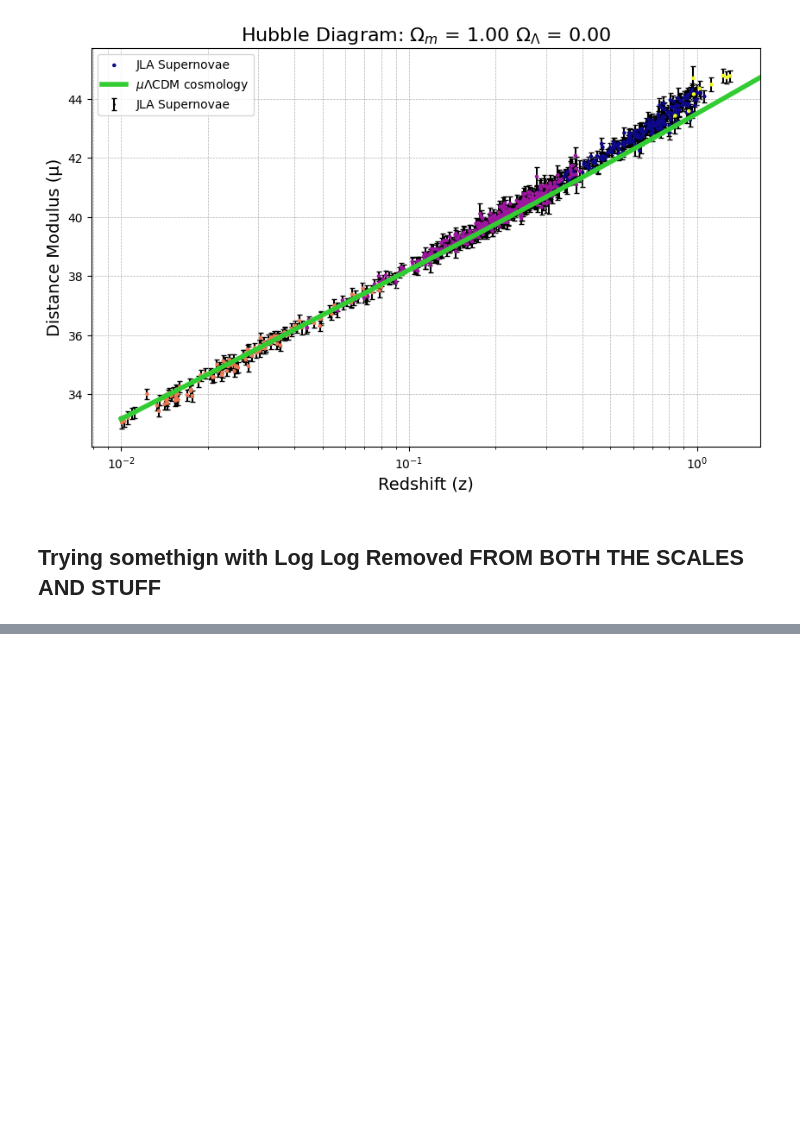
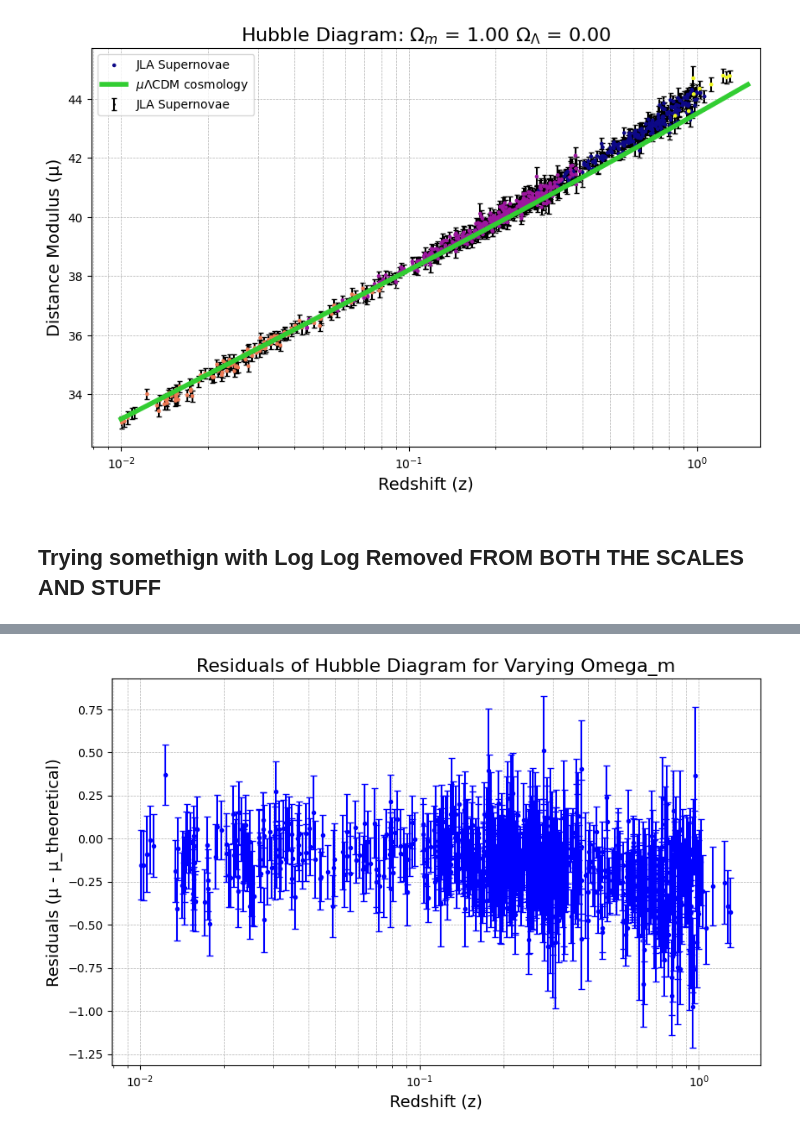
Before and after one commit to chernya4/astr_prac, a Jupyter notebook: SDSS_practice.ipynb, the cells around one changed output, grey strips where cells are left out. Cells and saved outputs as stored; diff of their text form; code cells hidden in the pictures; blank space fills up the shorter version.

```diff
--- a/SDSS_practice.ipynb
+++ b/SDSS_practice.ipynb
@@ -609,0 +514,90 @@ ValueError: fp and xp are not of the same length.
+# %%
+import numpy as np
+import matplotlib.pyplot as plt
+from matplotlib.animation import FuncAnimation
+from scipy.integrate import quad
+
+# Constants
+c = 3e5  # Speed of light in km/s
+H_o = 70  # Hubble constant in km/s/Mpc
+
+# Example values for Omega_m and Omega_Lambda
+Omega_m_values = np.linspace(0.01, 1, 100)
+Omega_Lambda_values = 1 - Omega_m_values
+
+# Calculate distance modulus
+mu = mb - MB + alpha * x1 - beta * color
+
+
+# Redshift values
+zcmb = data['zcmb']
+
+# uncertainties and covariances given in jla_lcparams.txt
+dm_b = data['dmb']          # Uncertainty in m_B*
+dx1 = data['dx1']           # Uncertainty in x1
+dcolor = data['dcolor']     # Uncertainty in color
+cov_m_s = data['cov_m_s']   # Covariance between m_B* and x1
+cov_m_c = data['cov_m_c']   # Covariance between m_B* and color
+cov_s_c = data['cov_s_c']   # Covariance between x1 and color
+
+# Calculate uncertainty in distance modulus
+sigma_mu = np.sqrt(
+    dm_b**2 +
+    (alpha * dx1)**2 +
+    (beta * dcolor)**2 +
+    2 * alpha * cov_m_s +
+    2 * beta * cov_m_c +
+    2 * alpha * beta * cov_s_c
+)
+
+# Function to calculate luminosity distance
+def integrand(z_prime, Omega_m):
+    return 1.0 / np.sqrt(Omega_m * (1 + z_prime)**3 + 1 - Omega_m)
+
+def luminosity_distance(z, Omega_m):
+    integral, _ = quad(integrand, 0, z, args=(Omega_m,))
+    d_L = (c / H_o) * (1 + z) * integral
+    return d_L
+
+
+# Create figure and axis
+fig, ax = plt.subplots(figsize=(10, 6))
+ax.set_xlabel('Redshift (z)', fontsize=14)
+ax.set_ylabel('Residuals (μ - μ_theoretical)', fontsize=14)
+ax.set_title('Residuals of Hubble Diagram for Varying Omega_m', fontsize=16)
+ax.grid(True, which="both", linestyle="--", linewidth=0.5)
+ax.set_xscale('log')
+
+# Scatter plot with error bars
+errorbars = ax.errorbar(zcmb, mu-mu_theoretical, yerr=sigma_mu, fmt='o', color='blue', capsize=3, capthick=1, markersize=3)
+
+# Initialization function
+def init():
+    errorbars.set_offsets(np.c_[zcmb, mu])
+    return errorbars,
+
+# Animation function
+def animate(i):
+    Omega_m = Omega_m_values[i]
+
+    # Recalculate theoretical distance modulus
+    d_L_real_res_vals = np.array([luminosity_distance(z, Omega_m) for z in zcmb])
+    mu_theoretical = 5 * np.log10(d_L_real_res_vals * 1e6 / 10)  # H_o is in km/s/Mpc, d_L must convert to pc via 1e6
+
+    # Calculate residuals
+    residuals = mu - mu_theoretical
+
+    # Update scatter plot data
+    errorbars.set_offsets(np.c_[zcmb, residuals])
+
+    ax.set_title(f'Residuals of Hubble Diagram: $\Omega_m$ = {Omega_m:.2f}', fontsize=16)
+    return scatter, errorbars
+
+# Create animation
+ani = FuncAnimation(fig, animate, init_func=init, frames=len(Omega_m_values), interval=100, blit=True)
+
+# Save the animation as a GIF
+ani.save('residuals_varying_omega.gif', writer='pillow')
+
+plt.show()
+# %% [output]
@@ -609,0 +605 @@ ValueError: fp and xp are not of the same length.
+[figure, added]
```
Also changed, not shown: parts of 14 cells of this notebook, 8 other files.
